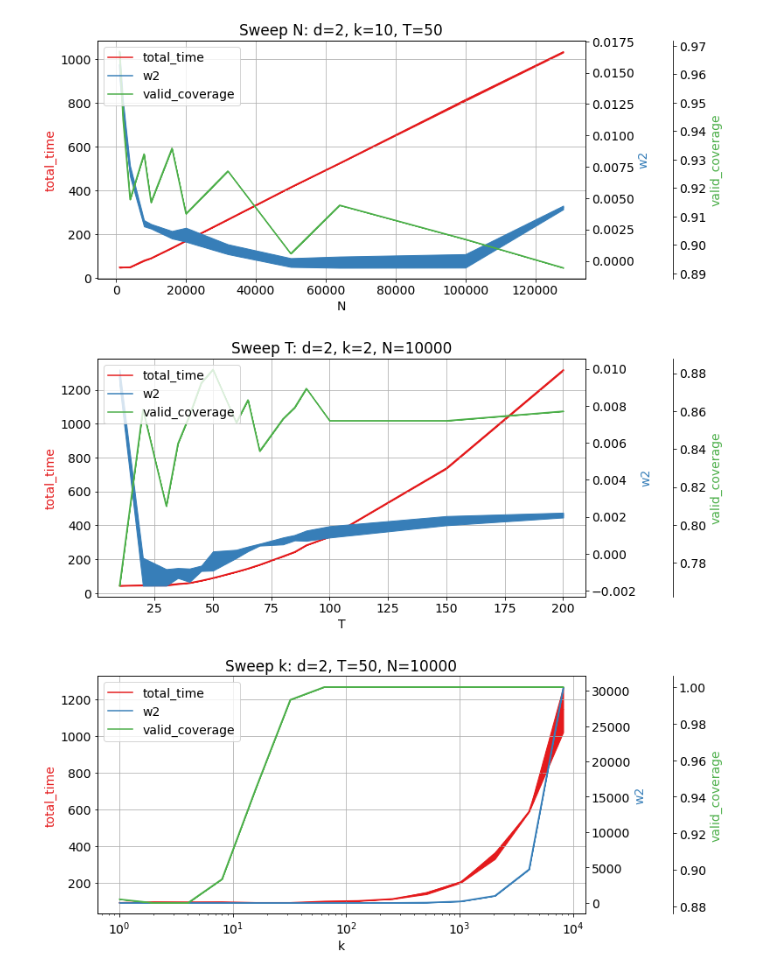
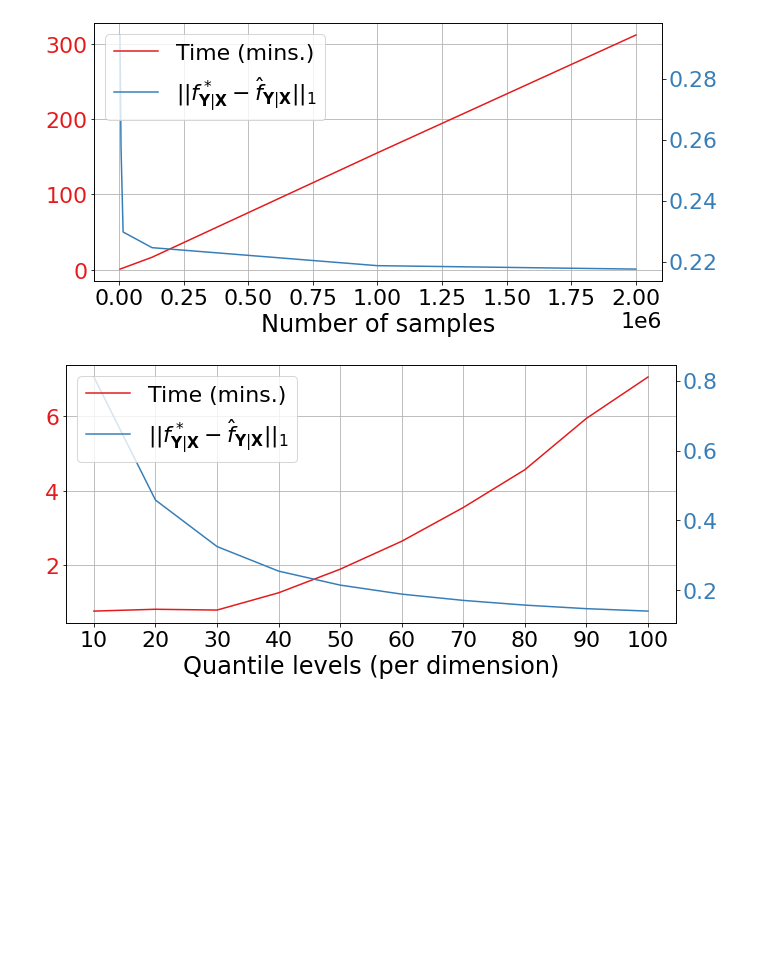
Before and after one commit to vistalab-technion/vqr, a Jupyter notebook: notebooks/06-scale_plots.ipynb, the cells around one changed output. Cells and saved outputs as stored; diff of their text form; code cells hidden in the pictures; blank space fills up the shorter version.

```diff
--- a/notebooks/06-scale_plots.ipynb
+++ b/notebooks/06-scale_plots.ipynb
@@ -14,7 +15,7 @@ cmap = mpl.colormaps.get('Set1')
 
 mpl.rcParams['image.cmap'] = cmap
 mpl.rcParams['axes.prop_cycle'] = mpl.cycler(color=cmap.colors)
-mpl.rcParams['font.size'] = 14
+mpl.rcParams['font.size'] = 22
 # %%
 PROJECT_ROOT_DIR = Path("..").absolute().resolve()
 
@@ -24,7 +25,7 @@ if str(PROJECT_ROOT_DIR) not in sys.path:
 import experiments
 from experiments import EXPERIMENTS_OUT_DIR
 # %%
-CSV_DIR = EXPERIMENTS_OUT_DIR / 'scale_exp_plots'
+CSV_DIR = EXPERIMENTS_OUT_DIR / 'scale_final_2607'
 assert CSV_DIR.is_dir()
 # %%
 @dataclass
@@ -126,23 +136,30 @@ def plot_scale_exp(
 
     return fig, ax
 # %%
-all_sweep_params = {'N','T','d','k','solver.batchsize_y','solver.batchsize_u'}
-plot_param_tags = [('N',), ('T',), ('k',), ('d',), ('N', 'SGD_N'), ('T', 'SGD_U')]
+all_sweep_params = {'N','T', 'd', 'k','solver.batchsize_y','solver.batchsize_u'}
+plot_param_tags = [('N',), ('T', ),]
 
 for sweep_param, *out_tag in plot_param_tags:
     out_tag = out_tag[0] if out_tag else sweep_param
 
     fig, ax = plot_scale_exp(
         exp_result_files[out_tag],
         sweep_column=sweep_param,
-        metric_columns=['total_time', 'w2', 'valid_coverage',],
-        fixed_columns=list(all_sweep_params-{sweep_param}),
+        metric_columns=['total_time', 'kde_l1'],
+        metric_legends=["Time (mins.)",  r"$||f^*_{\mathbf{Y}|\mathbf{X}} - \hat{f}_{\mathbf{Y}|\mathbf{X}}||_1$"],
+        metric_scales=[1/60, 100**2],
+        metric_names=["Time (mins.)", r"$||f^*_{\mathbf{Y}|\mathbf{X}} - \hat{f}_{\mathbf{Y}|\mathbf{X}}||_1$"],
+        axis_names={'N': "Number of samples",
+                    "T": "Quantile levels (per dimension)",
+                    "d": "Target dimensions",
+                    "k": "Covariate dimensions"},
+        # fixed_columns=list(all_sweep_params-{sweep_param}),
         logx=out_tag in ['k'],
     );
 
     fig_filename = CSV_DIR / f"fig_{out_tag}.png"
+    plt.tight_layout()
     fig.savefig(fig_filename, bbox_inches='tight', dpi=300)
 # %% [output]
-[figure, old version]
+[figure, new version]
-[figure, old version]
+[figure, new version]
-[figure, removed]
```
Also changed, not shown: parts of 3 cells of this notebook, 30 other files.
